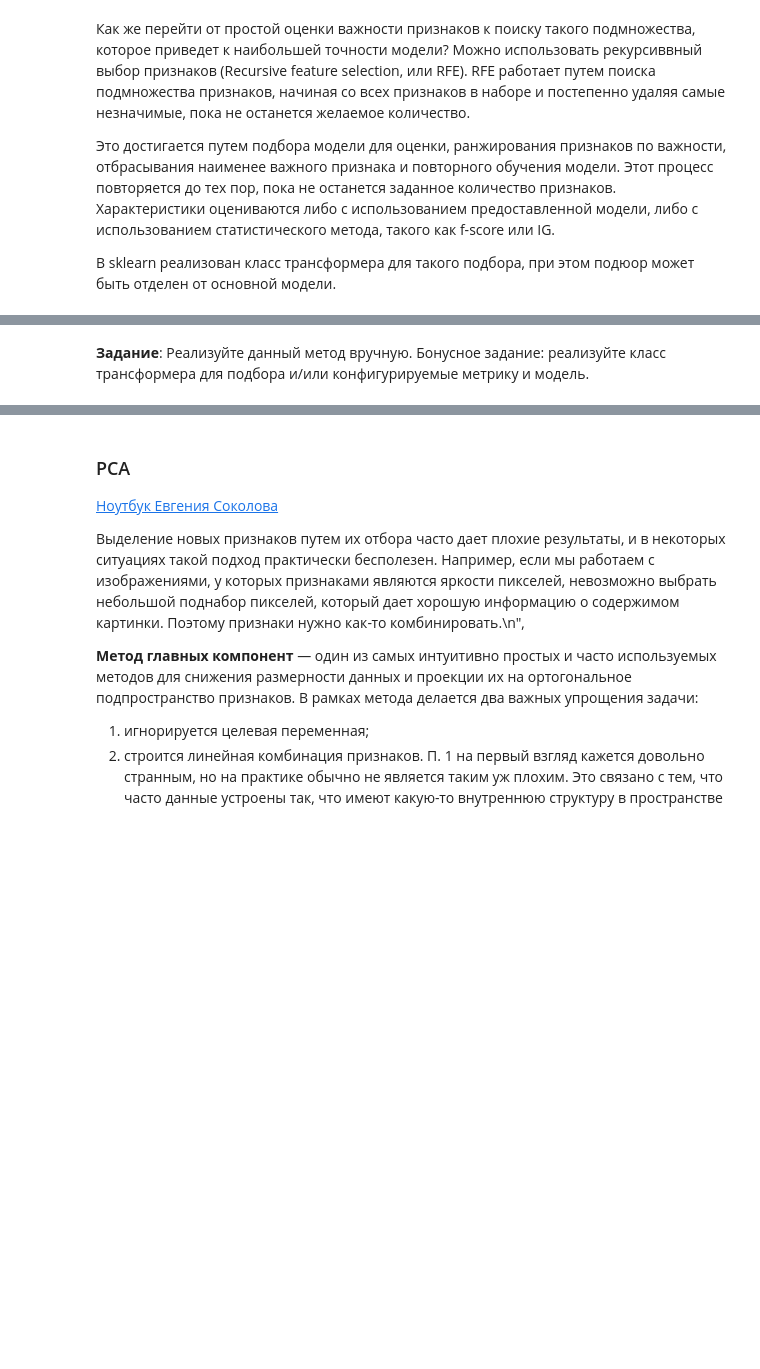
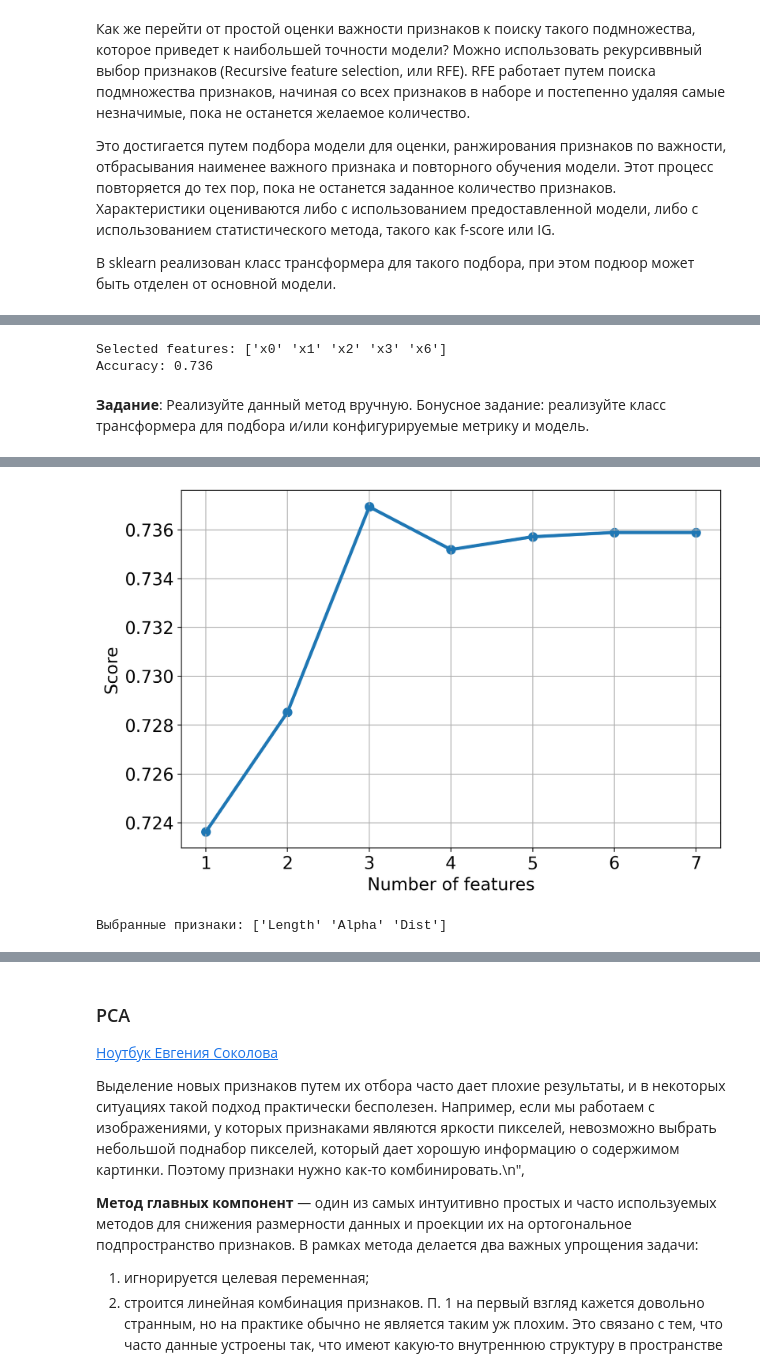
Before and after one commit to YukiTheKilla/spbu_ml_2025, a Jupyter notebook: notebooks/dimentionality_reduction.ipynb, the cells around one changed output, grey strips where cells are left out. Drawn from its saved outputs; the diff is of its cells as text; code cells hidden in the pictures; blank space fills up the shorter version.

```diff
--- a/notebooks/dimentionality_reduction.ipynb
+++ b/notebooks/dimentionality_reduction.ipynb
@@ -596,2 +645,19 @@ ValueError: invalid literal for int() with base 10: 'x0'
+# %%
+scaler = StandardScaler()
+rfe = RFE(estimator=RandomForestRegressor(), n_features_to_select=5)
+model = LogisticRegression()
+pipeline = Pipeline(steps=[('sc',scaler),('s',rfe),('m',model)])
+# evaluate model
+pipeline.fit(X_train, y_train)
+print("Selected features:", rfe.get_feature_names_out())
+
+# evaluate the model
+y_hat = pipeline.predict(X_test)
+# evaluate predictions
+acc = accuracy_score(y_test, y_hat)
+print('Accuracy: %.3f' % acc)
+# %% [output]
+Selected features: ['x0' 'x1' 'x2' 'x3' 'x6']
+Accuracy: 0.736
 # %% [markdown]
 **Задание**: Реализуйте данный метод вручную. Бонусное задание: реализуйте класс трансформера для подбора и/или конфигурируемые метрику и модель.
@@ -626,0 +664,60 @@ def find_best_features_set(X_train, y_train, X_test, y_test, model, columns):
+# %%
+from sklearn.inspection import permutation_importance
+
+class FeatureSelector:
+    def __init__(self, model, metric=accuracy_score):
+        self.model = model
+        self.metric = metric
+        self.scores = []
+        self.selected_features = None
+
+    def fit(self, X_train, y_train, X_test, y_test, columns):
+        X_train_curr = X_train.copy()
+        X_test_curr = X_test.copy()
+        f_names_curr = np.array(columns)
+
+        self.scores = []
+        while X_train_curr.shape[1] > 1:
+            # Обучаем модель на текущем наборе признаков
+            self.model.fit(X_train_curr, y_train)
+
+            # Вычисляем важность признаков
+            if hasattr(self.model, 'feature_importances_'):
+                importances = self.model.feature_importances_
+            else:
+                perm_importance = permutation_importance(self.model, X_test_curr, y_test, scoring='accuracy')
+                importances = perm_importance.importances_mean
+
+            # Делаем предсказание и оцениваем качество модели
+            yhat = self.model.predict(X_test_curr)
+            score = self.metric(y_test, yhat)
+            self.scores.append(score)
+            print(f"Number of features: {X_train_curr.shape[1]}, Score: {score:.4f}")
+
+            # Удаляем наименее важный признак
+            min_idx = np.argmin(importances)
+            X_train_curr = np.delete(X_train_curr, min_idx, axis=1)
+            X_test_curr = np.delete(X_test_curr, min_idx, axis=1)
+            f_names_curr = np.delete(f_names_curr, min_idx)
+
+        self.selected_features = f_names_curr
+        return self
+
+    def plot(self):
+        nf = np.arange(len(self.scores), 0, -1)
+        plt.figure(figsize=(9, 6))
+        plt.plot(nf, self.scores, linewidth=3)
+        plt.scatter(nf, self.scores, linewidth=3)
+        plt.xlabel("Number of features", size=16)
+        plt.ylabel("Score", size=16)
+        plt.xticks(size=16)
+        plt.yticks(size=16)
+        plt.grid()
+        plt.show()
+
+model = LogisticRegression(C=1.0, penalty='l2', solver='lbfgs')
+selector = FeatureSelector(model)
+selector.fit(X_train, y_train, X_test, y_test, columns)
+selector.plot()
+print("Выбранные признаки:", selector.selected_features)
+# %% [output]
@@ -627 +731,3 @@ def find_best_features_set(X_train, y_train, X_test, y_test, model, columns):
+[figure, added]
+Выбранные признаки: ['Length' 'Alpha' 'Dist']
 # %%
```
Also changed, not shown: parts of 39 cells of this notebook, 1 other file.
